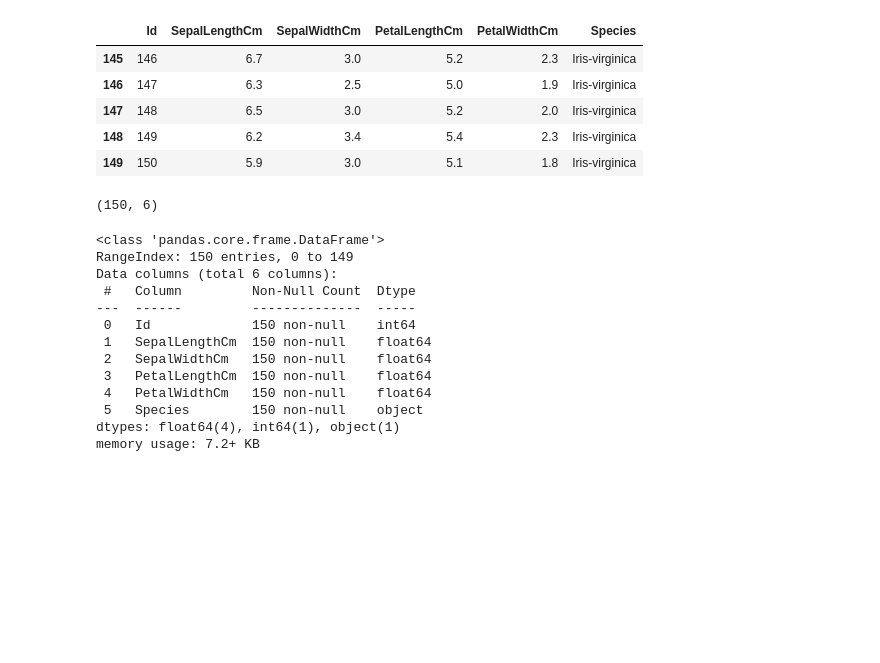
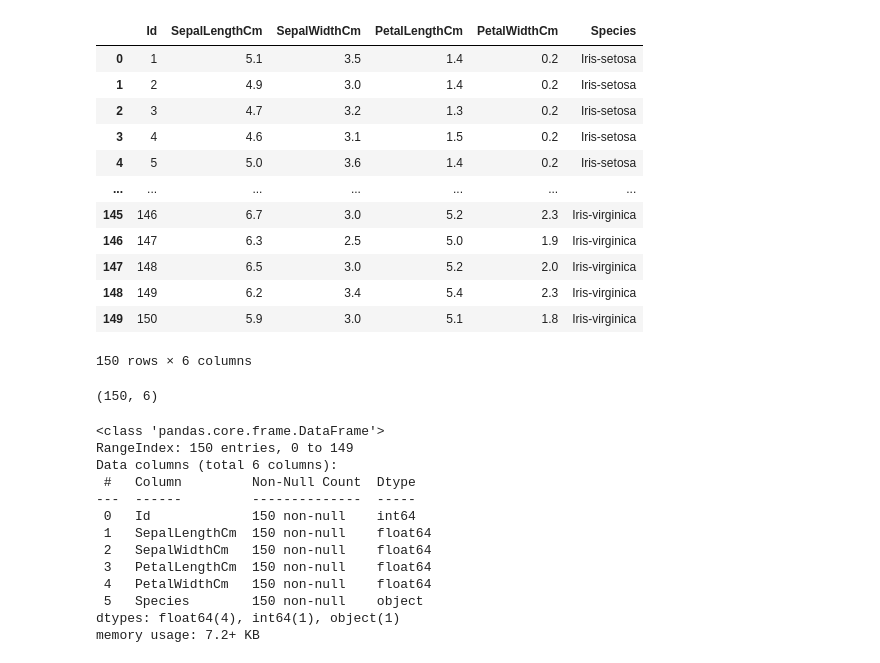
Before and after one commit to mdaefiol/clustering_classification, a Jupyter notebook: Atividade_ia.ipynb, the cells around one changed output. Cells and saved outputs as stored; diff of their text form; code cells hidden in the pictures; blank space fills up the shorter version.

```diff
--- a/Atividade_ia.ipynb
+++ b/Atividade_ia.ipynb
@@ -25,12 +39,19 @@ df = pd.read_csv("/home/hub/Documents/inteligencia_artificial/Iris.csv")
-# %%
-# checando o dataset, head pode usar mais linhas
-df.head() # 5 primeirassssssssssssss
-df.tail() # 5 ultimas
-# %% [output]
-|  | Id | SepalLengthCm | SepalWidthCm | PetalLengthCm | PetalWidthCm | Species |
-| 145 | 146 | 6.7 | 3.0 | 5.2 | 2.3 | Iris-virginica |
-| 146 | 147 | 6.3 | 2.5 | 5.0 | 1.9 | Iris-virginica |
-| 147 | 148 | 6.5 | 3.0 | 5.2 | 2.0 | Iris-virginica |
-| 148 | 149 | 6.2 | 3.4 | 5.4 | 2.3 | Iris-virginica |
-| 149 | 150 | 5.9 | 3.0 | 5.1 | 1.8 | Iris-virginica |
+# %%
+# Importando dados do dataset com o pandas
+df = pd.read_csv("/home/hub/Documents/inteligencia_artificial/clustering_classification/Iris.csv")
+df # dataframe
+# %% [output]
+|  | Id | SepalLengthCm | SepalWidthCm | PetalLengthCm | PetalWidthCm | Species |
+| 0 | 1 | 5.1 | 3.5 | 1.4 | 0.2 | Iris-setosa |
+| 1 | 2 | 4.9 | 3.0 | 1.4 | 0.2 | Iris-setosa |
+| 2 | 3 | 4.7 | 3.2 | 1.3 | 0.2 | Iris-setosa |
+| 3 | 4 | 4.6 | 3.1 | 1.5 | 0.2 | Iris-setosa |
+| 4 | 5 | 5.0 | 3.6 | 1.4 | 0.2 | Iris-setosa |
+| ... | ... | ... | ... | ... | ... | ... |
+| 145 | 146 | 6.7 | 3.0 | 5.2 | 2.3 | Iris-virginica |
+| 146 | 147 | 6.3 | 2.5 | 5.0 | 1.9 | Iris-virginica |
+| 147 | 148 | 6.5 | 3.0 | 5.2 | 2.0 | Iris-virginica |
+| 148 | 149 | 6.2 | 3.4 | 5.4 | 2.3 | Iris-virginica |
+| 149 | 150 | 5.9 | 3.0 | 5.1 | 1.8 | Iris-virginica |
+150 rows × 6 columns
 # %%
```
Also changed, not shown: parts of 11 cells of this notebook, 1 other file.
